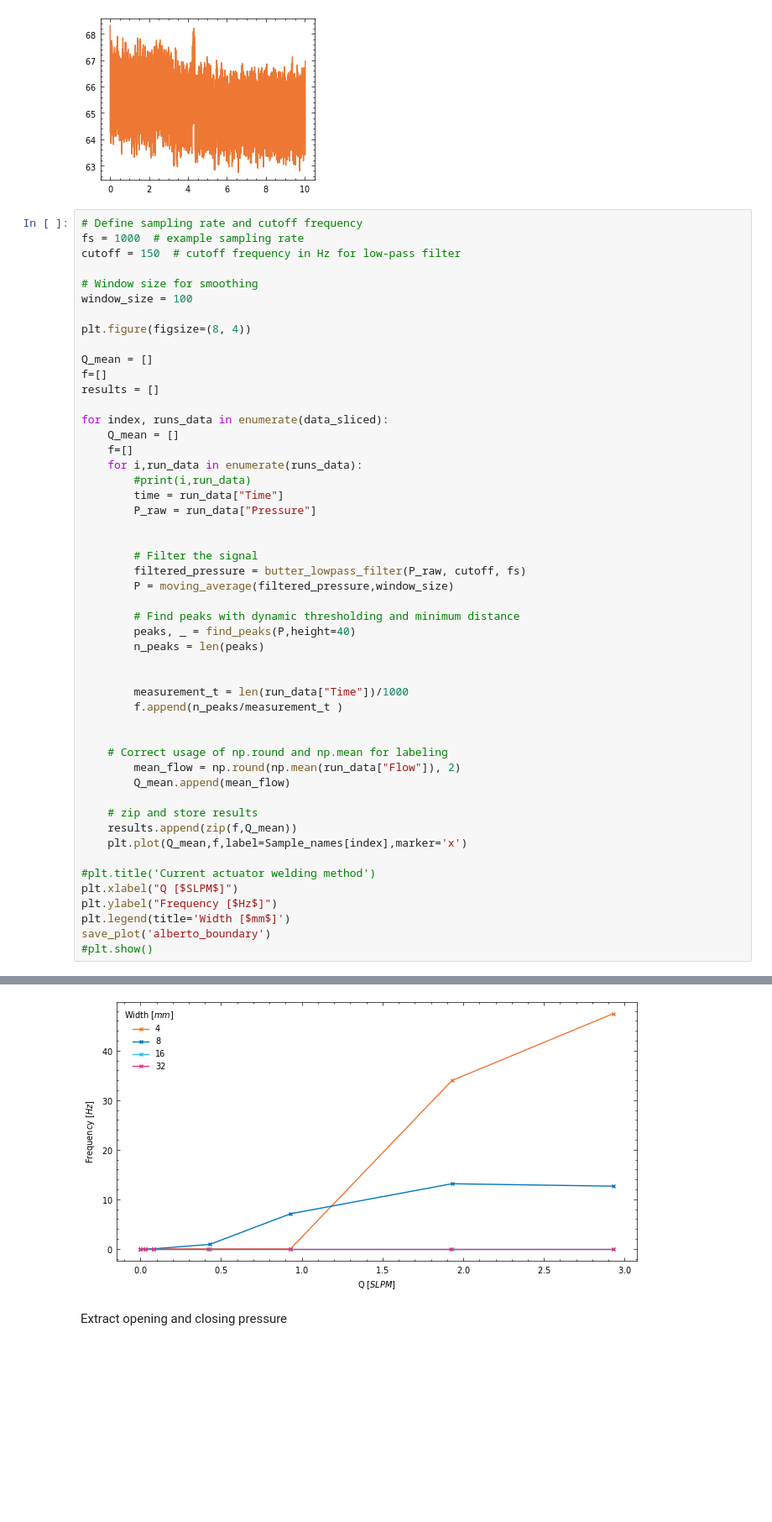
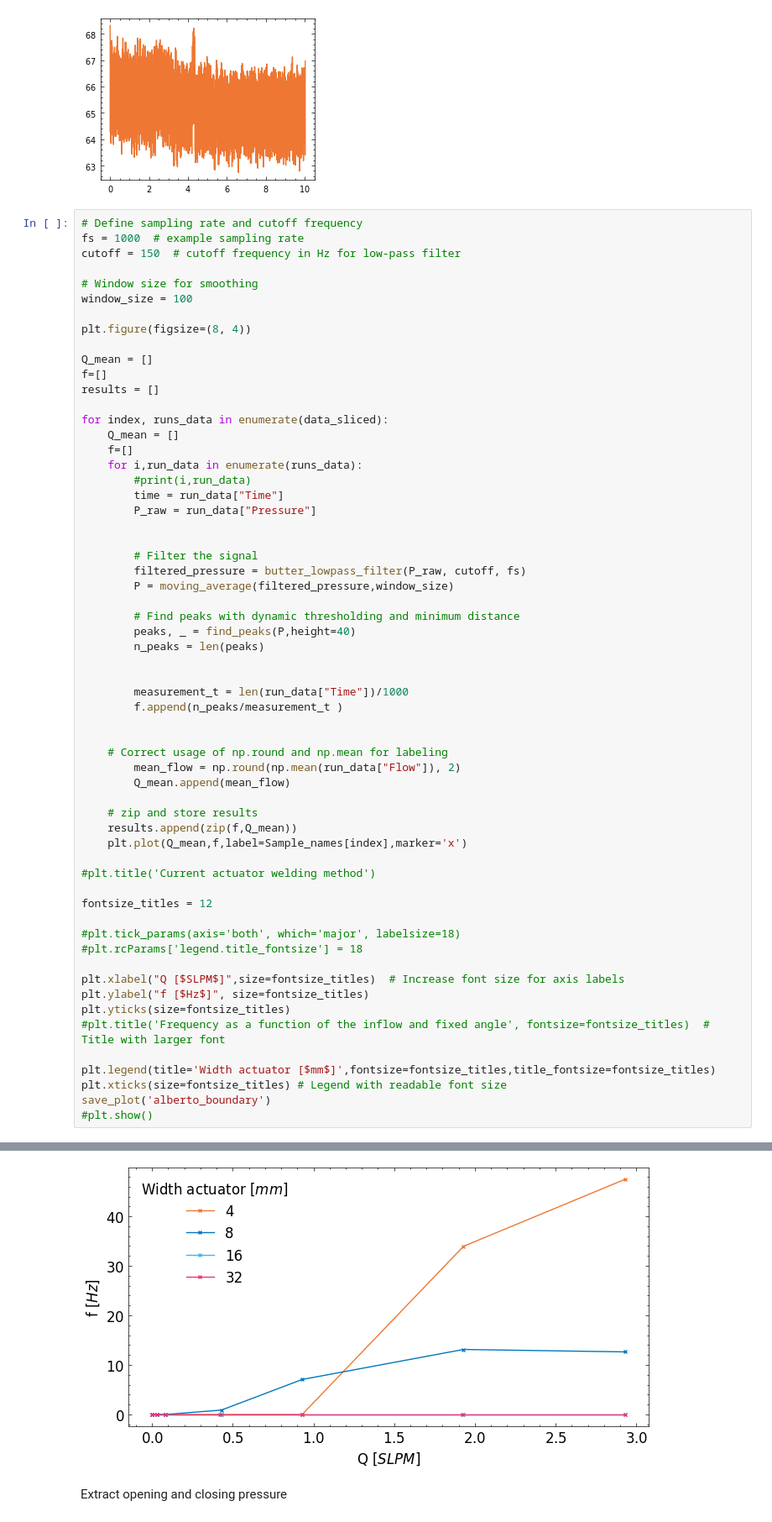
Before and after one commit to Olviel/Thermal_Soft_Robotics, a Jupyter notebook: Thermal_actuation/Experimental/Fluidic/Actuators/Actuator_main.ipynb, the cells around one changed output, grey strips where cells are left out. Shown at 84% size. Saved outputs shown, nothing was run; the diff lists cells and outputs as text; blank space fills up the shorter version.

```diff
--- a/Thermal_actuation/Experimental/Fluidic/Actuators/Actuator_main.ipynb
+++ b/Thermal_actuation/Experimental/Fluidic/Actuators/Actuator_main.ipynb
@@ -190,37 +190,47 @@ for index, runs_data in enumerate(data_sliced):
         time = run_data["Time"]
         P_raw = run_data["Pressure"]
 
 
         # Filter the signal
         filtered_pressure = butter_lowpass_filter(P_raw, cutoff, fs)
         P = moving_average(filtered_pressure,window_size)
 
         # Find peaks with dynamic thresholding and minimum distance
         peaks, _ = find_peaks(P,height=40)
         n_peaks = len(peaks)
 
 
         measurement_t = len(run_data["Time"])/1000
         f.append(n_peaks/measurement_t )
 
 
     # Correct usage of np.round and np.mean for labeling
         mean_flow = np.round(np.mean(run_data["Flow"]), 2)
         Q_mean.append(mean_flow)
 
     # zip and store results
     results.append(zip(f,Q_mean))
     plt.plot(Q_mean,f,label=Sample_names[index],marker='x')
 
 #plt.title('Current actuator welding method')
-plt.xlabel("Q [$SLPM$]")
-plt.ylabel("Frequency [$Hz$]")
-plt.legend(title='Width [$mm$]')
+
+fontsize_titles = 12
+
+#plt.tick_params(axis='both', which='major', labelsize=18)
+#plt.rcParams['legend.title_fontsize'] = 18
+
+plt.xlabel("Q [$SLPM$]",size=fontsize_titles)  # Increase font size for axis labels
+plt.ylabel("f [$Hz$]", size=fontsize_titles)
+plt.yticks(size=fontsize_titles)
+#plt.title('Frequency as a function of the inflow and fixed angle', fontsize=fontsize_titles)  # Title with larger font
+
+plt.legend(title='Width actuator [$mm$]',fontsize=fontsize_titles,title_fontsize=fontsize_titles)
+plt.xticks(size=fontsize_titles) # Legend with readable font size
 save_plot('alberto_boundary')
 #plt.show()
 # %% [output]
 figures/
-[figure, old version]
+[figure, new version]
 # %% [markdown]
 Extract opening and closing pressure
 # %% [markdown]
```
